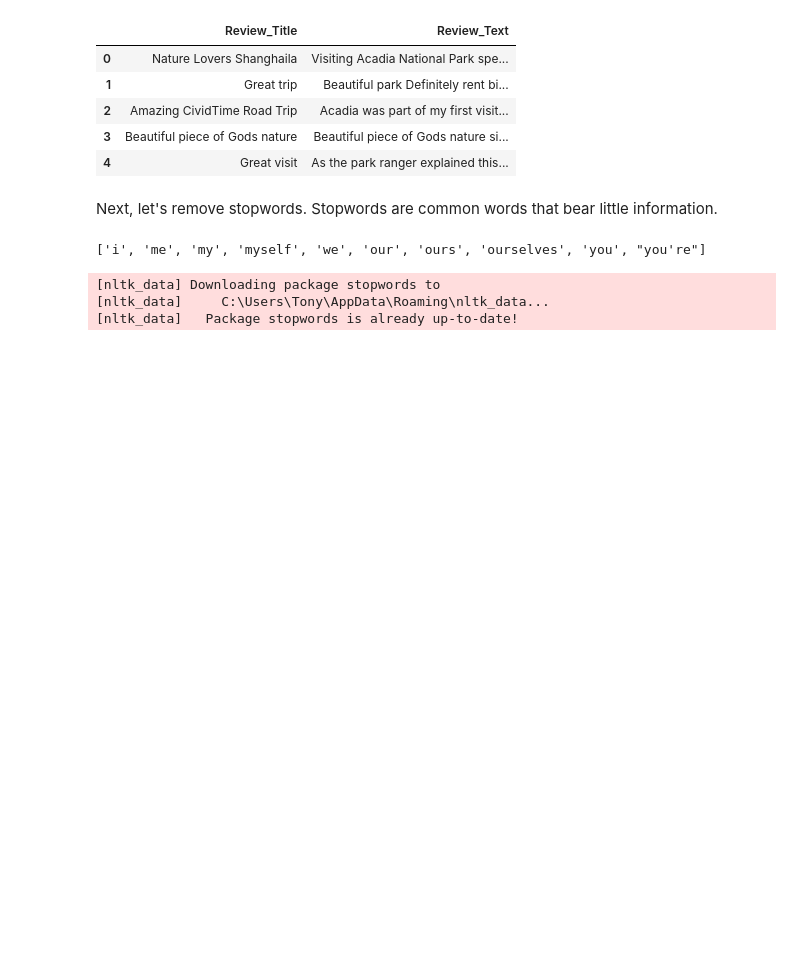
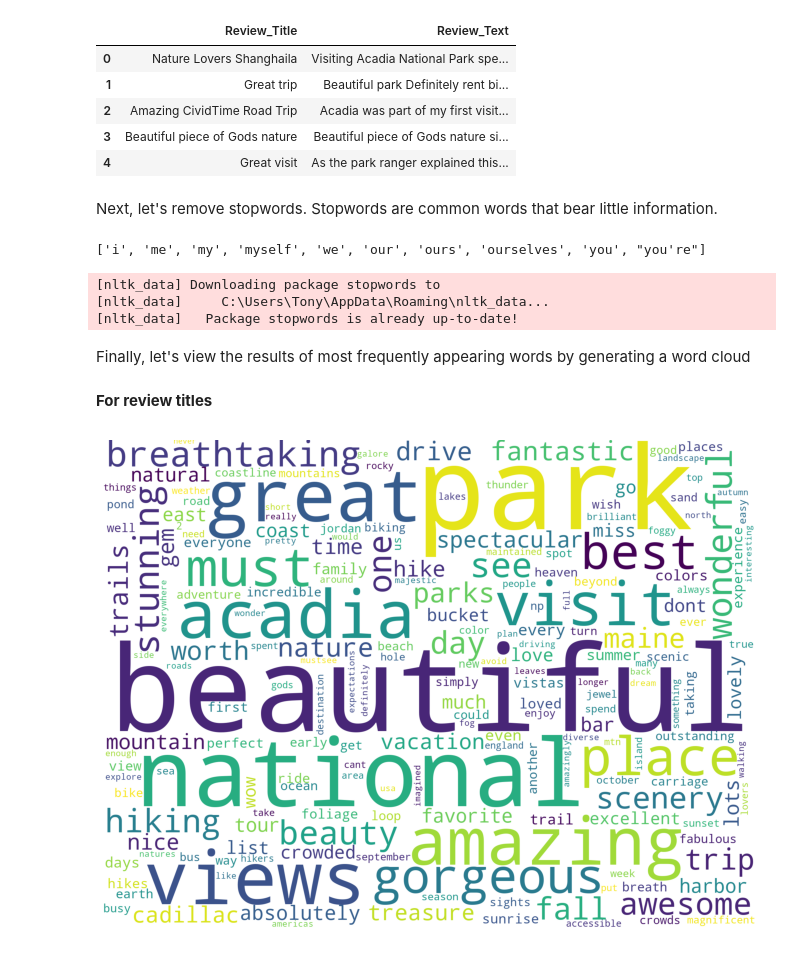
Before and after one commit to tonyychen/Projects, a Jupyter notebook: Portfolio Projects/TripAdvisor/Notebooks/2. Arcadia Reviews Text Analysis.ipynb, the cells around one changed output. Cells and saved outputs as stored; diff of their text form; code cells hidden in the pictures; blank space fills up the shorter version.

Commit message:
Arcadia Review Text Analysis
created first word cloud on review titles

```diff
--- a/Portfolio Projects/TripAdvisor/Notebooks/2. Arcadia Reviews Text Analysis.ipynb
+++ b/Portfolio Projects/TripAdvisor/Notebooks/2. Arcadia Reviews Text Analysis.ipynb
@@ -67,3 +71,35 @@ print(stop[:10])
 [nltk_data] Downloading package stopwords to
 [nltk_data]     C:\Users\Tony\AppData\Roaming\nltk_data...
 [nltk_data]   Package stopwords is already up-to-date!
+# %%
+def CleanStopWordsToList(text):
+    wordlist = text.lower().split()
+    wordlist = list(filter(lambda x: x not in stop, wordlist))
+
+    return wordlist
+# %%
+review_title = review_words['Review_Title'].map(CleanStopWordsToList)
+review_text = review_words['Review_Text'].map(CleanStopWordsToList)
+# %% [markdown]
+Finally, let's view the results of most frequently appearing words by generating a word cloud
+# %%
+def GenerateWordCloud(wordlistseries):
+    wordlist_all = []
+    for item in wordlistseries:
+        wordlist_all += item
+
+    wordcount_all = {}
+    for word in wordlist_all:
+        wordcount_all[word] = wordcount_all.get(word, 0) + 1
+
+    wc = WordCloud(width=2000, height=1500, background_color='white', min_font_size=6).generate_from_frequencies(wordcount_all)
+
+    plt.figure(figsize = (12, 9))
+    plt.axis('off')
+    plt.imshow(wc)
+# %% [markdown]
+**For review titles**
+# %%
+GenerateWordCloud(review_title)
+# %% [output]
+[figure, added]
```
Also changed, not shown: parts of 1 cell of this notebook.
